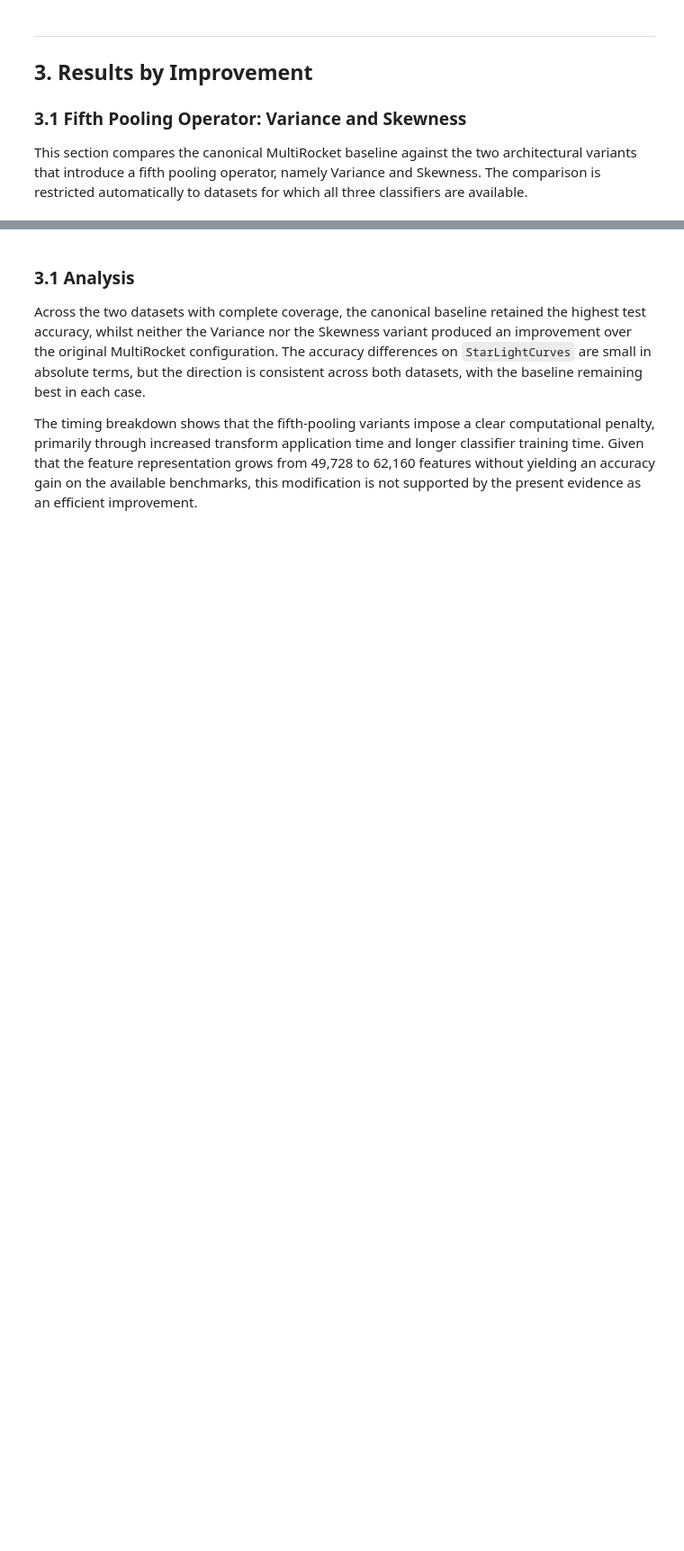
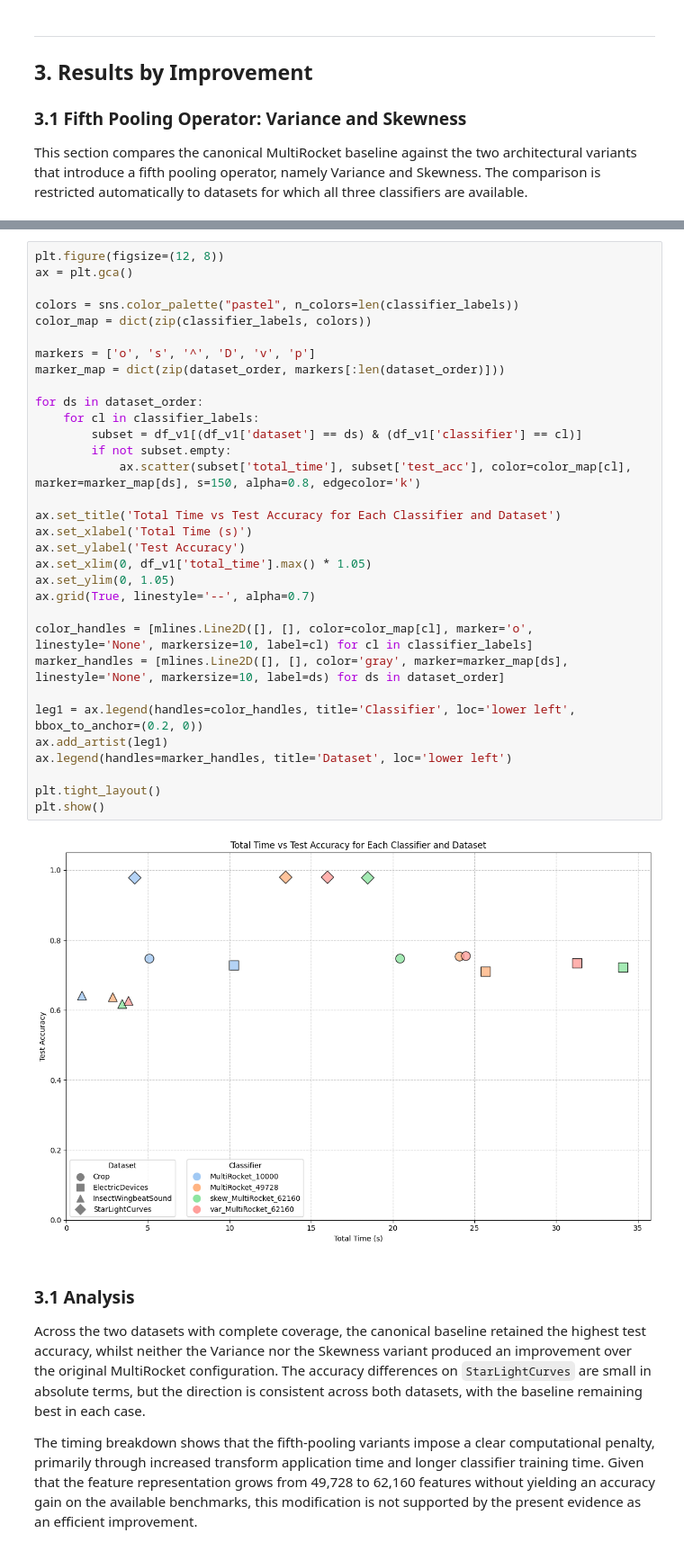
Before and after one commit to axemar/TimeSeries-Project, a Jupyter notebook: improvements/Results.ipynb, the cells around one changed output, grey strips where cells are left out. Shown at 90% size. Saved outputs shown, nothing was run; the diff lists cells and outputs as text; blank space fills up the shorter version.

```diff
--- a/improvements/Results.ipynb
+++ b/improvements/Results.ipynb
@@ -646,3 +199,37 @@ plot_pooling_time_breakdown(pooling_df, pooling_datasets)
+# %%
+plt.figure(figsize=(12, 8))
+ax = plt.gca()
+
+colors = sns.color_palette("pastel", n_colors=len(classifier_labels))
+color_map = dict(zip(classifier_labels, colors))
+
+markers = ['o', 's', '^', 'D', 'v', 'p']
+marker_map = dict(zip(dataset_order, markers[:len(dataset_order)]))
+
+for ds in dataset_order:
+    for cl in classifier_labels:
+        subset = df_v1[(df_v1['dataset'] == ds) & (df_v1['classifier'] == cl)]
+        if not subset.empty:
+            ax.scatter(subset['total_time'], subset['test_acc'], color=color_map[cl], marker=marker_map[ds], s=150, alpha=0.8, edgecolor='k')
+
+ax.set_title('Total Time vs Test Accuracy for Each Classifier and Dataset')
+ax.set_xlabel('Total Time (s)')
+ax.set_ylabel('Test Accuracy')
+ax.set_xlim(0, df_v1['total_time'].max() * 1.05)
+ax.set_ylim(0, 1.05)
+ax.grid(True, linestyle='--', alpha=0.7)
+
+color_handles = [mlines.Line2D([], [], color=color_map[cl], marker='o', linestyle='None', markersize=10, label=cl) for cl in classifier_labels]
+marker_handles = [mlines.Line2D([], [], color='gray', marker=marker_map[ds], linestyle='None', markersize=10, label=ds) for ds in dataset_order]
+
+leg1 = ax.legend(handles=color_handles, title='Classifier', loc='lower left', bbox_to_anchor=(0.2, 0))
+ax.add_artist(leg1)
+ax.legend(handles=marker_handles, title='Dataset', loc='lower left')
+
+plt.tight_layout()
+plt.show()
+# %% [output]
+[figure, added]
 # %% [markdown]
 ### 3.1 Analysis
 
```
Also changed, not shown: parts of 40 cells of this notebook.
